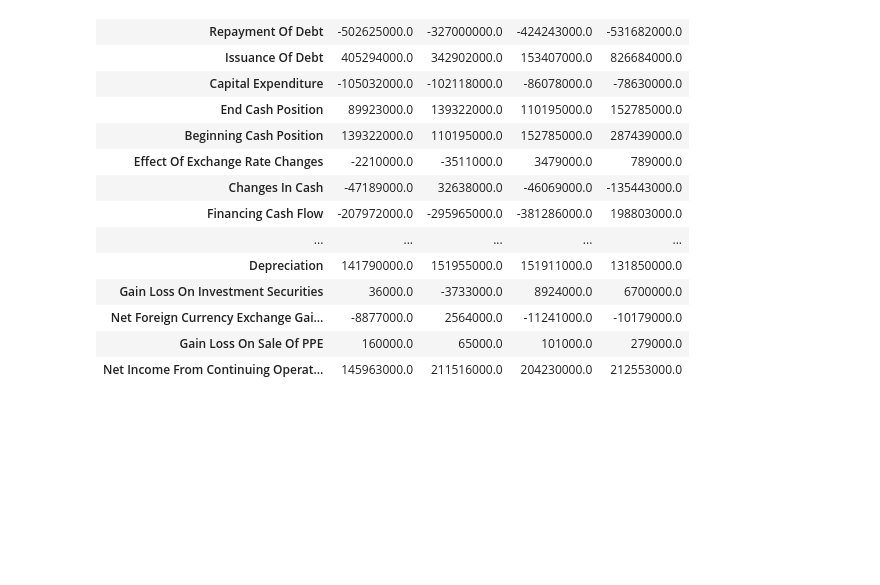
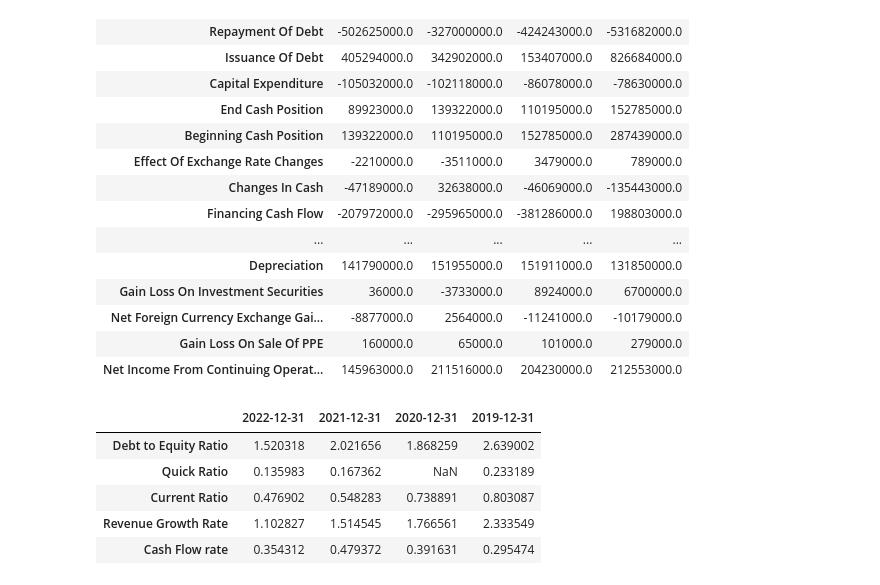
Before and after one commit to incredible-maker/AI_predict_Stock, a Jupyter notebook: linear_function.ipynb, the cells around one changed output. Drawn from its saved outputs; the diff is of its cells as text; code cells hidden in the pictures; blank space fills up the shorter version.

```diff
--- a/linear_function.ipynb
+++ b/linear_function.ipynb
@@ -339,3 +339,14 @@ df_ratio
 
 # save it as a new excel file
 df_ratio.to_excel("/home/jacky/AI_predict_Stock/TEMN.SW_ratio.xlsx")
+# %%
+import pandas as pd
+df4=pd.read_excel("/home/jacky/AI_predict_Stock/TEMN.SW_ratio.xlsx", index_col=0)
+df4
+# %% [output]
+|  | 2022-12-31 | 2021-12-31 | 2020-12-31 | 2019-12-31 |
+| Debt to Equity Ratio | 1.520318 | 2.021656 | 1.868259 | 2.639002 |
+| Quick Ratio | 0.135983 | 0.167362 | NaN | 0.233189 |
+| Current Ratio | 0.476902 | 0.548283 | 0.738891 | 0.803087 |
+| Revenue Growth Rate | 1.102827 | 1.514545 | 1.766561 | 2.333549 |
+| Cash Flow rate | 0.354312 | 0.479372 | 0.391631 | 0.295474 |
```
